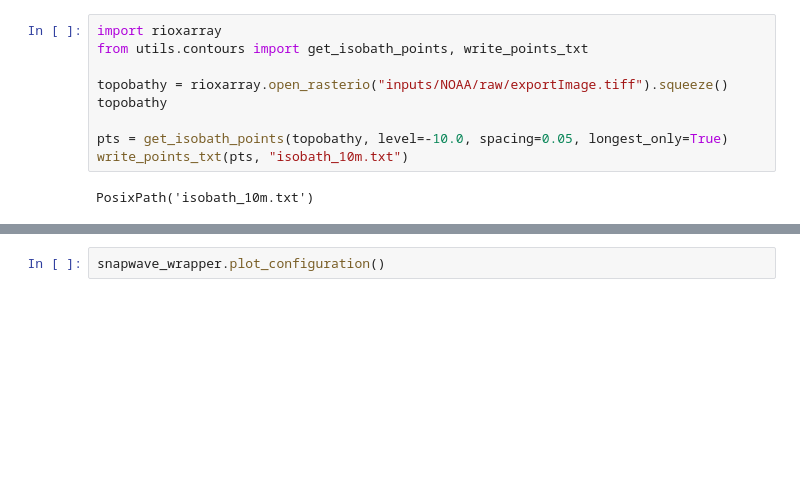
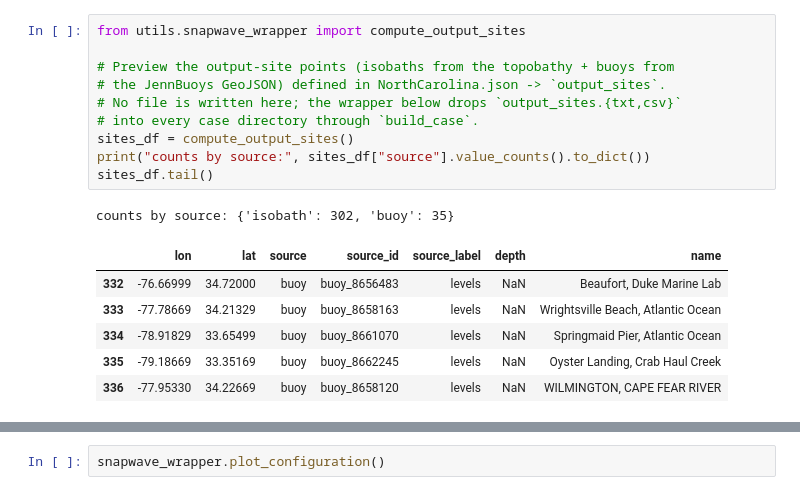
Before and after one commit to GeoOcean/HyGloW, a Jupyter notebook: NorthCarolina/02_Cases_Generation_Propagation.ipynb, the cells around one changed output, grey strips where cells are left out. Drawn from its saved outputs; the diff is of its cells as text; blank space fills up the shorter version.

```diff
--- a/NorthCarolina/02_Cases_Generation_Propagation.ipynb
+++ b/NorthCarolina/02_Cases_Generation_Propagation.ipynb
@@ -1,12 +1,19 @@
 # %%
-import rioxarray
-from utils.contours import get_isobath_points, write_points_txt
+from utils.snapwave_wrapper import compute_output_sites
 
-topobathy = rioxarray.open_rasterio("inputs/NOAA/raw/exportImage.tiff").squeeze()
-topobathy
-
-pts = get_isobath_points(topobathy, level=-10.0, spacing=0.05, longest_only=True)
-write_points_txt(pts, "isobath_10m.txt")
+# Preview the output-site points (isobaths from the topobathy + buoys from
+# the JennBuoys GeoJSON) defined in NorthCarolina.json -> `output_sites`.
+# No file is written here; the wrapper below drops `output_sites.{txt,csv}`
+# into every case directory through `build_case`.
+sites_df = compute_output_sites()
+print("counts by source:", sites_df["source"].value_counts().to_dict())
+sites_df.tail()
 # %% [output]
-PosixPath('isobath_10m.txt')
+counts by source: {'isobath': 302, 'buoy': 35}
+|  | lon | lat | source | source_id | source_label | depth | name |
+| 332 | -76.66999 | 34.72000 | buoy | buoy_8656483 | levels | NaN | Beaufort, Duke Marine Lab |
+| 333 | -77.78669 | 34.21329 | buoy | buoy_8658163 | levels | NaN | Wrightsville Beach, Atlantic Ocean |
+| 334 | -78.91829 | 33.65499 | buoy | buoy_8661070 | levels | NaN | Springmaid Pier, Atlantic Ocean |
+| 335 | -79.18669 | 33.35169 | buoy | buoy_8662245 | levels | NaN | Oyster Landing, Crab Haul Creek |
+| 336 | -77.95330 | 34.22669 | buoy | buoy_8658120 | levels | NaN | WILMINGTON, CAPE FEAR RIVER |
 # %%
```
Also changed, not shown: parts of 6 cells of this notebook, 7 other files.
